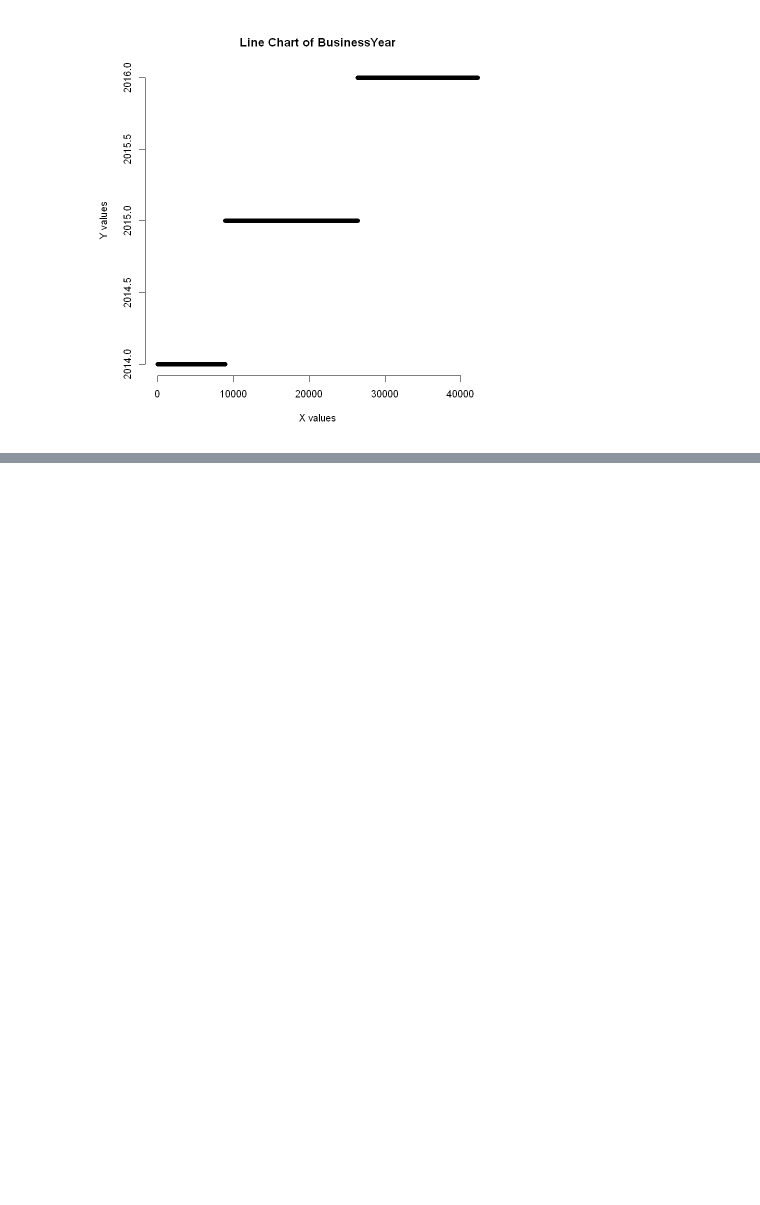
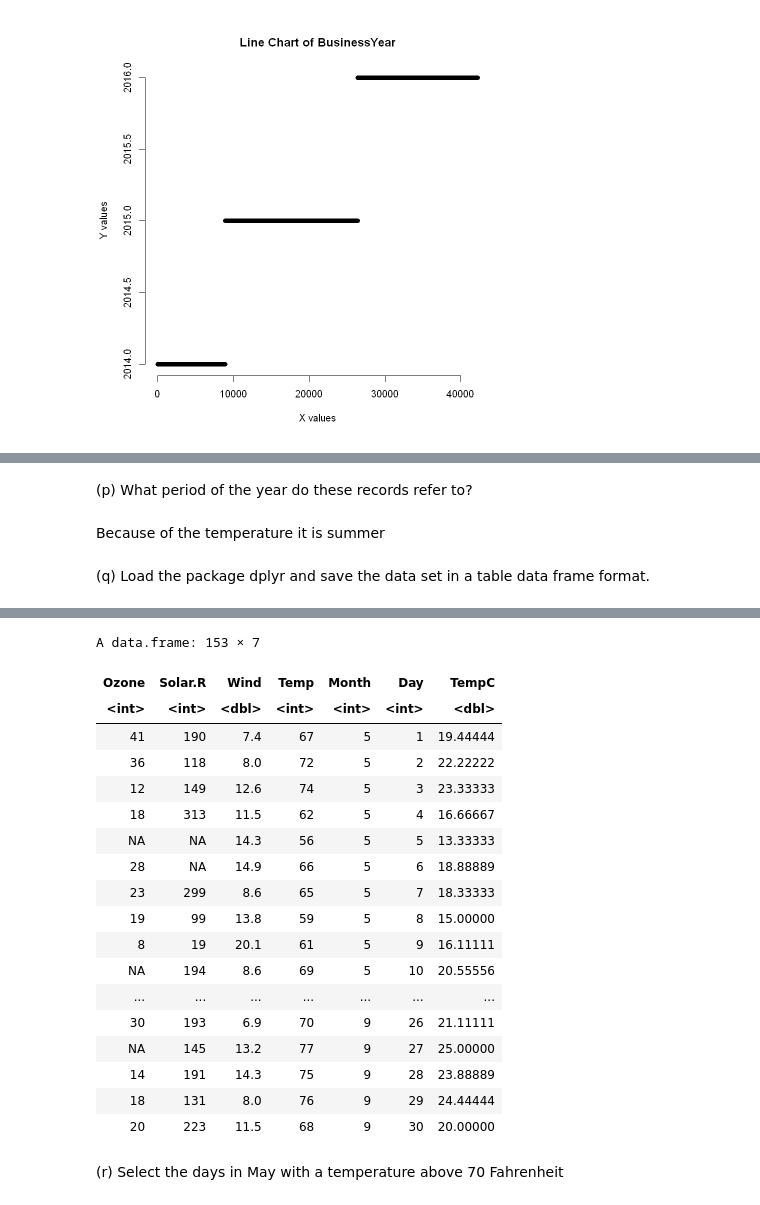
Before and after one commit to JHyel2015/handson_2023A, a Jupyter notebook: notebooks/01_DataManipR.ipynb, the cells around one changed output, grey strips where cells are left out. Saved outputs shown, nothing was run; the diff lists cells and outputs as text; code cells hidden in the pictures; blank space fills up the shorter version.

```diff
--- a/notebooks/01_DataManipR.ipynb
+++ b/notebooks/01_DataManipR.ipynb
@@ -133,0 +245,8 @@ plot(c(1:length(df[["BusinessYear"]])),df[["BusinessYear"]], main = "Line Chart
+# %%
+airquality <- read.csv('../data/01_datamanip/airquality.csv')
+
+print("Data summary")
+summary(airquality[-c(5,6)])
+
+print("Variables which contains missing values")
+colnames(airquality)[colSums(is.na(airquality)) > 0]
@@ -133,0 +279,14 @@ plot(c(1:length(df[["BusinessYear"]])),df[["BusinessYear"]], main = "Line Chart
+# %% [markdown]
+(p) What period of the year do these records refer to?
+# %% [markdown]
+Because of the temperature it is summer
+# %% [markdown]
+(q) Load the package dplyr and save the data set in a table data frame format.
+# %%
+install.packages("dplyr")
+library("dplyr")
+
+dff <- select(airquality,c(0:7))
+
+dff
+# %% [output]
@@ -133,0 +295,21 @@ plot(c(1:length(df[["BusinessYear"]])),df[["BusinessYear"]], main = "Line Chart
+A data.frame: 153 × 7
+| Ozone | Solar.R | Wind | Temp | Month | Day | TempC |
+| <int> | <int> | <dbl> | <int> | <int> | <int> | <dbl> |
+| 41 | 190 | 7.4 | 67 | 5 | 1 | 19.44444 |
+| 36 | 118 | 8.0 | 72 | 5 | 2 | 22.22222 |
+| 12 | 149 | 12.6 | 74 | 5 | 3 | 23.33333 |
+| 18 | 313 | 11.5 | 62 | 5 | 4 | 16.66667 |
+| NA | NA | 14.3 | 56 | 5 | 5 | 13.33333 |
+| 28 | NA | 14.9 | 66 | 5 | 6 | 18.88889 |
+| 23 | 299 | 8.6 | 65 | 5 | 7 | 18.33333 |
+| 19 | 99 | 13.8 | 59 | 5 | 8 | 15.00000 |
+| 8 | 19 | 20.1 | 61 | 5 | 9 | 16.11111 |
+| NA | 194 | 8.6 | 69 | 5 | 10 | 20.55556 |
+| ... | ... | ... | ... | ... | ... | ... |
+| 30 | 193 | 6.9 | 70 | 9 | 26 | 21.11111 |
+| NA | 145 | 13.2 | 77 | 9 | 27 | 25.00000 |
+| 14 | 191 | 14.3 | 75 | 9 | 28 | 23.88889 |
+| 18 | 131 | 8.0 | 76 | 9 | 29 | 24.44444 |
+| 20 | 223 | 11.5 | 68 | 9 | 30 | 20.00000 |
+# %% [markdown]
+(r) Select the days in May with a temperature above 70 Fahrenheit
```
Also changed, not shown: parts of 31 cells of this notebook, 2 other files.
